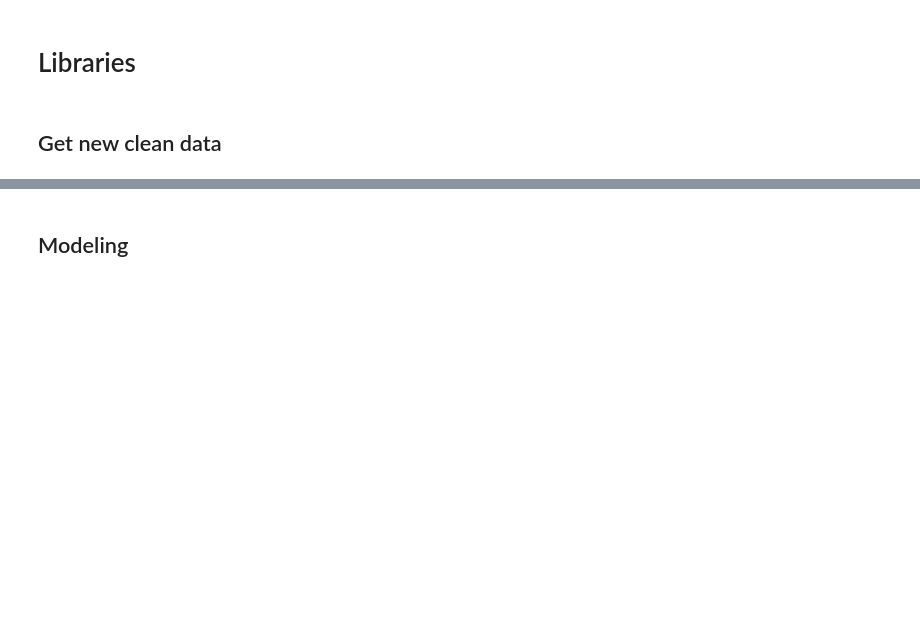
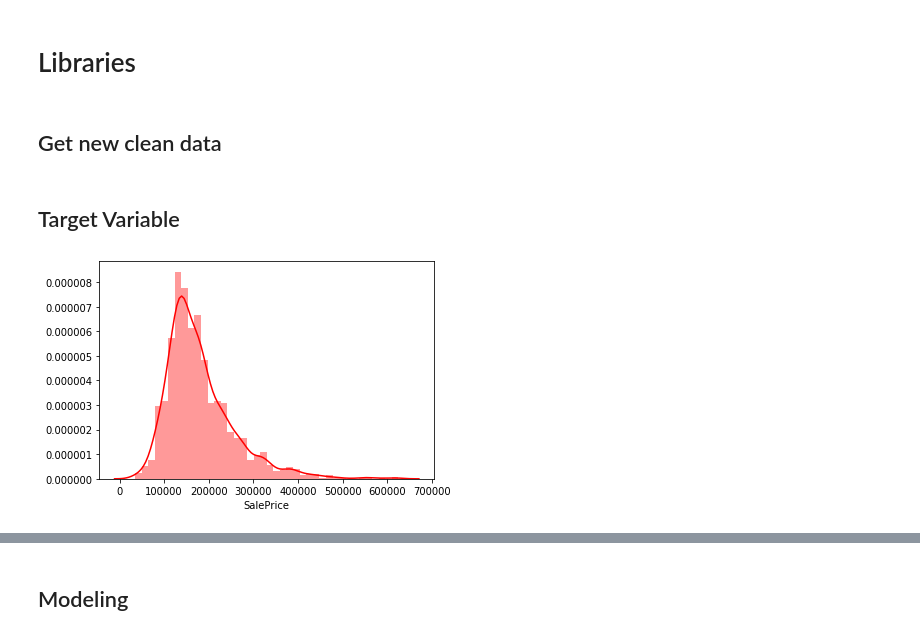
Before and after one commit to ryanhpark/HousingPricePrediction_ML, a Jupyter notebook: Lucas/3_Model.ipynb, the cells around one changed output, grey strips where cells are left out. Drawn from its saved outputs; the diff is of its cells as text; code cells hidden in the pictures; blank space fills up the shorter version.

```diff
--- a/Lucas/3_Model.ipynb
+++ b/Lucas/3_Model.ipynb
@@ -22,3 +27,10 @@ warnings.filterwarnings(action="ignore")
 # %%
 train = pd.read_csv("./train_final.csv")
 test = pd.read_csv("./test_final.csv")
+# %% [markdown]
+## Target Variable
+# %%
+# our target variable is SalePrice
+sns.distplot(train['SalePrice'], color='Red');
+# %% [output]
+[figure, added]
```
Also changed, not shown: parts of 25 cells of this notebook.
